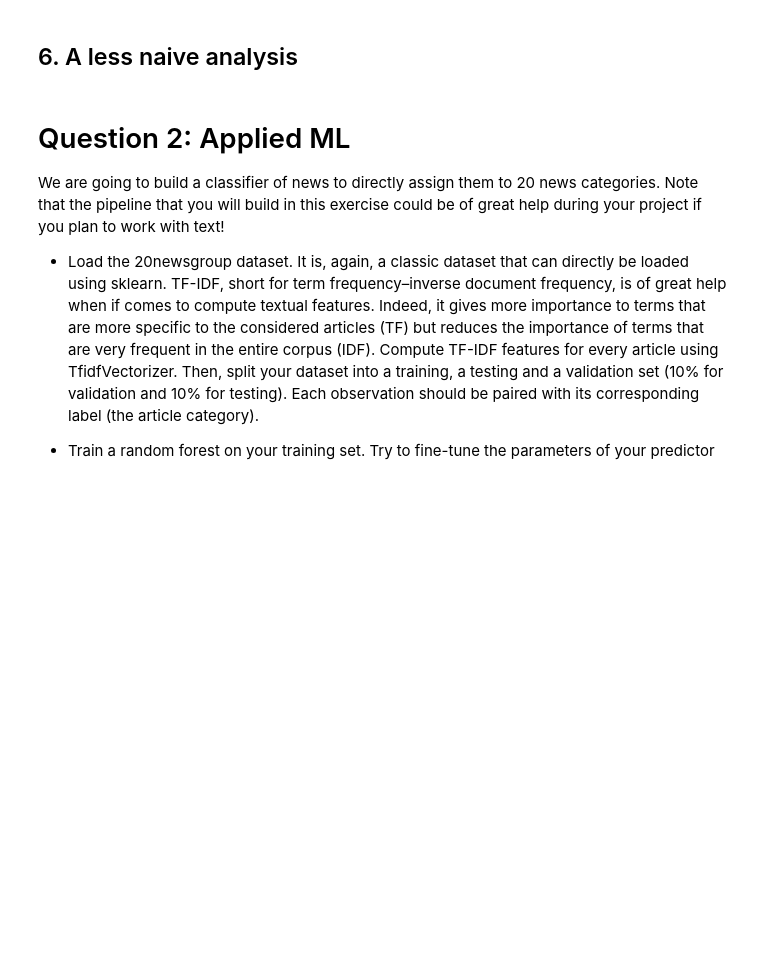
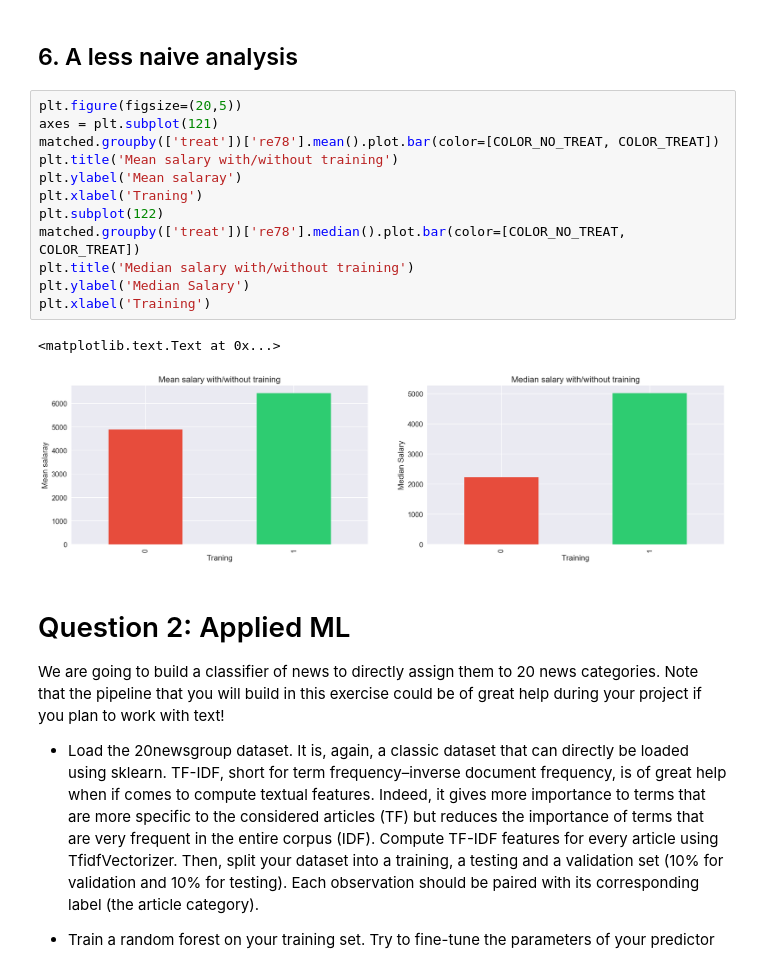
Before and after one commit to rbsteinm/AppliedDataAnalysis, a Jupyter notebook: Homeworks/04 - Applied ML/HW4.ipynb, the cells around one changed output. Drawn from its saved outputs; the diff is of its cells as text; blank space fills up the shorter version.

```diff
--- a/Homeworks/04 - Applied ML/HW4.ipynb
+++ b/Homeworks/04 - Applied ML/HW4.ipynb
@@ -186,5 +336,20 @@ sum(result.loc[list(res.items())]['diff'])
 # %% [markdown]
 ## 6. A less naive analysis
+# %%
+plt.figure(figsize=(20,5))
+axes = plt.subplot(121)
+matched.groupby(['treat'])['re78'].mean().plot.bar(color=[COLOR_NO_TREAT, COLOR_TREAT])
+plt.title('Mean salary with/without training')
+plt.ylabel('Mean salaray')
+plt.xlabel('Traning')
+plt.subplot(122)
+matched.groupby(['treat'])['re78'].median().plot.bar(color=[COLOR_NO_TREAT, COLOR_TREAT])
+plt.title('Median salary with/without training')
+plt.ylabel('Median Salary')
+plt.xlabel('Training')
+# %% [output]
+<matplotlib.text.Text at 0x...>
+[figure, added]
 # %% [markdown]
 # Question 2: Applied ML
 We are going to build a classifier of news to directly assign them to 20 news categories. Note that the pipeline that you will build in this exercise could be of great help during your project if you plan to work with text!
```
Also changed, not shown: parts of 25 cells of this notebook.
